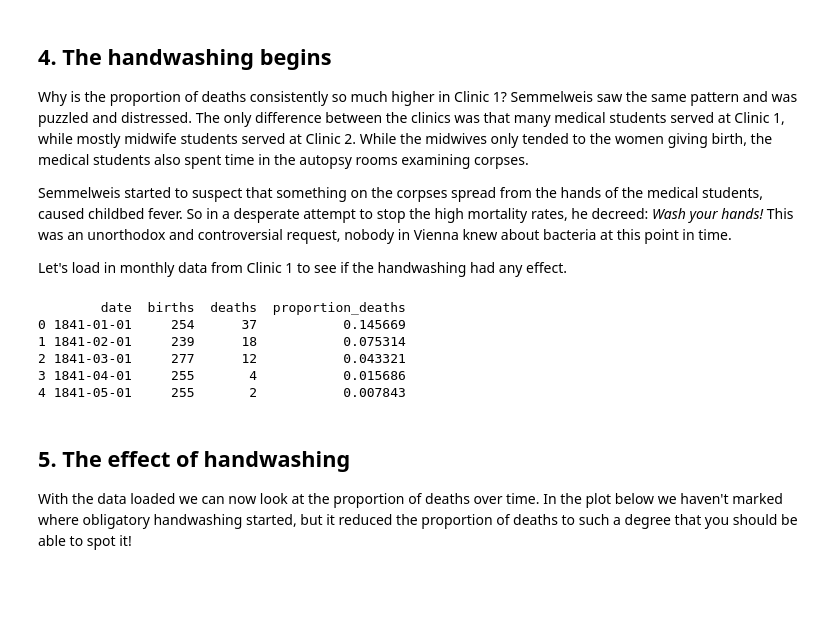
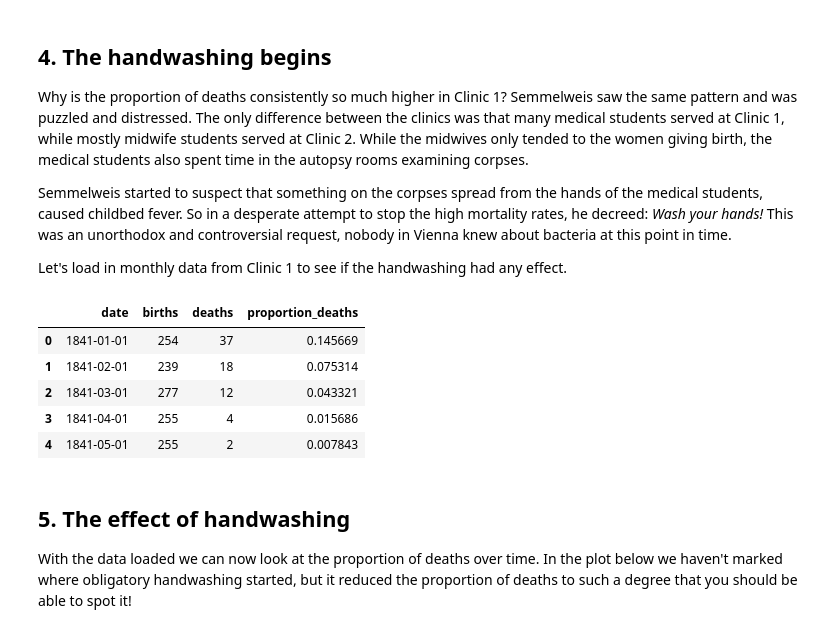
Before and after one commit to hadhemi-eng/Mini_Projet_AD, a Jupyter notebook: notebook.ipynb, the cells around one changed output. Drawn from its saved outputs; the diff is of its cells as text; code cells hidden in the pictures; blank space fills up the shorter version.

```diff
--- a/notebook.ipynb
+++ b/notebook.ipynb
@@ -107,21 +96,22 @@ clinic_2.plot(x="year", y="proportion_deaths",
 # %%
 # Read datasets/monthly_deaths.csv into monthly
 monthly = pd.read_csv( "datasets/monthly_deaths.csv", parse_dates=["date"])
 
 # Calculate proportion of deaths per no. births
 # ... YOUR CODE FOR TASK 4 ...
 monthly["proportion_deaths"] = monthly["deaths"] / monthly["births"]
 
 # Print out the first rows in monthly
 # ... YOUR CODE FOR TASK 4 ...
-print(monthly.head())
+monthly.set_index(monthly.columns[0])
+monthly.head()
 # %% [output]
-        date  births  deaths  proportion_deaths
-0 1841-01-01     254      37           0.145669
-1 1841-02-01     239      18           0.075314
-2 1841-03-01     277      12           0.043321
-3 1841-04-01     255       4           0.015686
-4 1841-05-01     255       2           0.007843
+|  | date | births | deaths | proportion_deaths |
+| 0 | 1841-01-01 | 254 | 37 | 0.145669 |
+| 1 | 1841-02-01 | 239 | 18 | 0.075314 |
+| 2 | 1841-03-01 | 277 | 12 | 0.043321 |
+| 3 | 1841-04-01 | 255 | 4 | 0.015686 |
+| 4 | 1841-05-01 | 255 | 2 | 0.007843 |
 # %% [markdown]
 ## 5. The effect of handwashing
 <p>With the data loaded we can now look at the proportion of deaths over time. In the plot below we haven't marked where obligatory handwashing started, but it reduced the proportion of deaths to such a degree that you should be able to spot it!</p>
```
Also changed, not shown: parts of 8 cells of this notebook, 1 other file.
